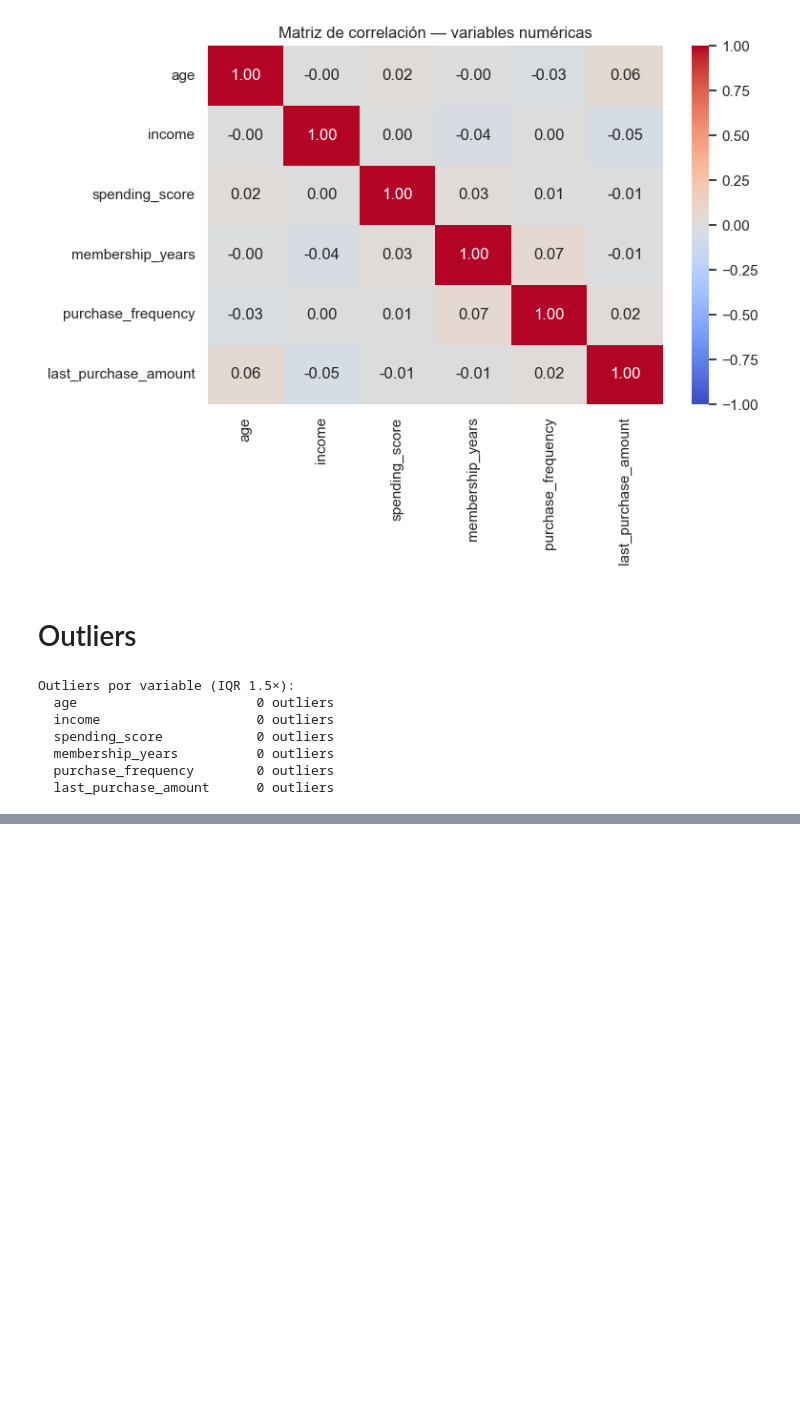
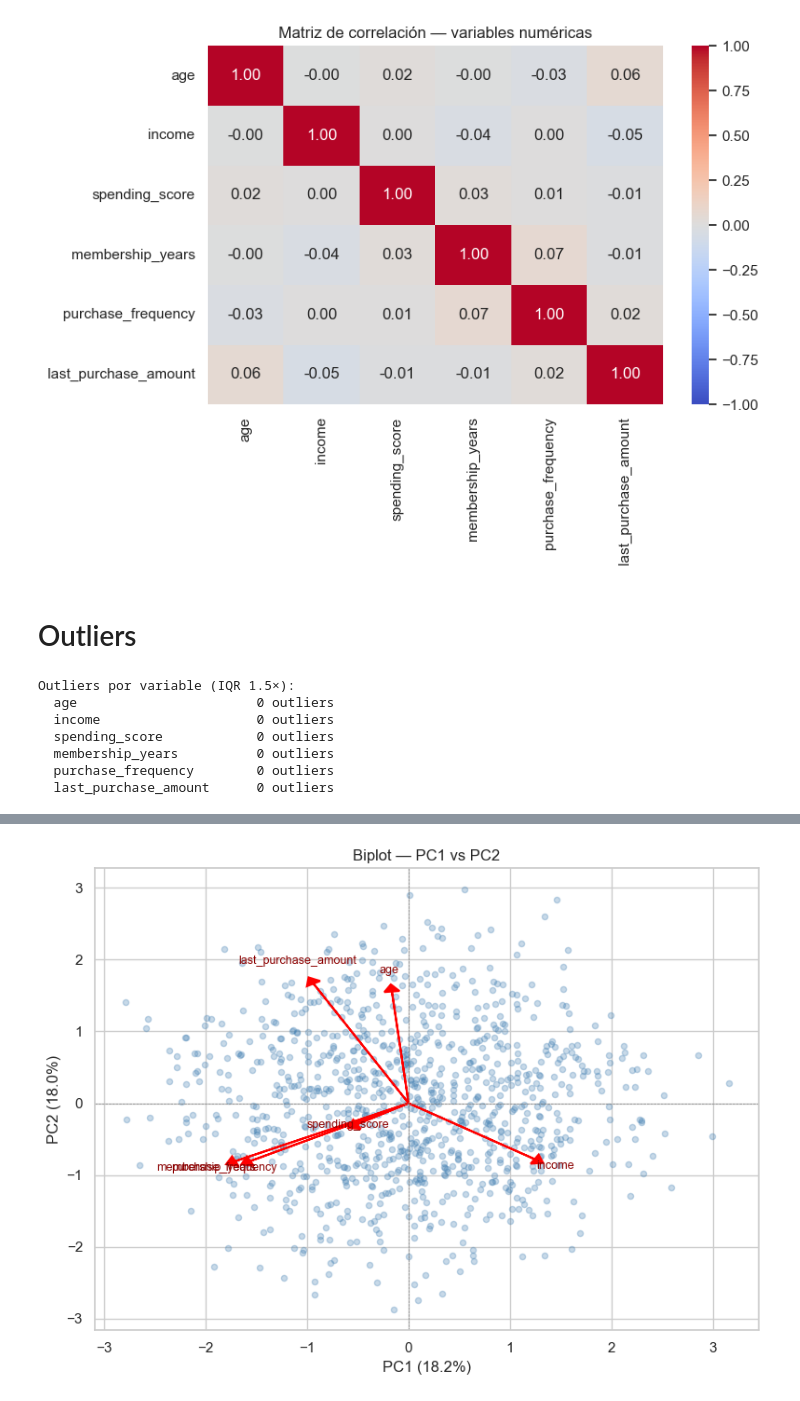
Before and after one commit to darc-17/Sandbox_HE2_DavidRodriguez, a Jupyter notebook: Taller 1/Punto 3. Segmentacion de Clientes para Estrategia Comercial/preprocesamiento_punto3.ipynb, the cells around one changed output, grey strips where cells are left out. Cells and saved outputs as stored; diff of their text form; code cells hidden in the pictures; blank space fills up the shorter version.

```diff
--- a/Taller 1/Punto 3. Segmentacion de Clientes para Estrategia Comercial/preprocesamiento_punto3.ipynb
+++ b/Taller 1/Punto 3. Segmentacion de Clientes para Estrategia Comercial/preprocesamiento_punto3.ipynb
@@ -164,0 +199,30 @@ X_scaled = scaler.fit_transform(df[NUM_COLS].values)
+# %%
+def biplot(score, coeff, labels, ax=None):
+    if ax is None:
+        ax = plt.gca()
+    ax.scatter(score[:, 0], score[:, 1], alpha=0.3, s=20, c="steelblue")
+    scale = np.abs(score).max(axis=0)
+    for i, label in enumerate(labels):
+        ax.arrow(0, 0,
+                 coeff[i, 0] * scale[0] * 0.9,
+                 coeff[i, 1] * scale[1] * 0.9,
+                 head_width=0.15, head_length=0.10,
+                 fc="red", ec="red", linewidth=1.5)
+        ax.text(coeff[i, 0] * scale[0] * 1.05,
+                coeff[i, 1] * scale[1] * 1.05,
+                label, fontsize=9, color="darkred", ha="center")
+    ax.set_xlabel(f"PC1 ({var_exp[0]*100:.1f}%)")
+    ax.set_ylabel(f"PC2 ({var_exp[1]*100:.1f}%)")
+    ax.axhline(0, color="gray", linewidth=0.5, linestyle="--")
+    ax.axvline(0, color="gray", linewidth=0.5, linestyle="--")
+    ax.set_title("Biplot — PC1 vs PC2")
+
+pca_2d = PCA(n_components=2, random_state=RANDOM_STATE)
+X_pca = pca_2d.fit_transform(X_scaled)
+
+fig, ax = plt.subplots(figsize=(8, 6))
+biplot(X_pca, pca_2d.components_.T, NUM_COLS, ax=ax)
+plt.tight_layout()
+plt.show()
+# %% [output]
+[figure, added]
```
Also changed, not shown: parts of 26 cells of this notebook, 4 other files.
